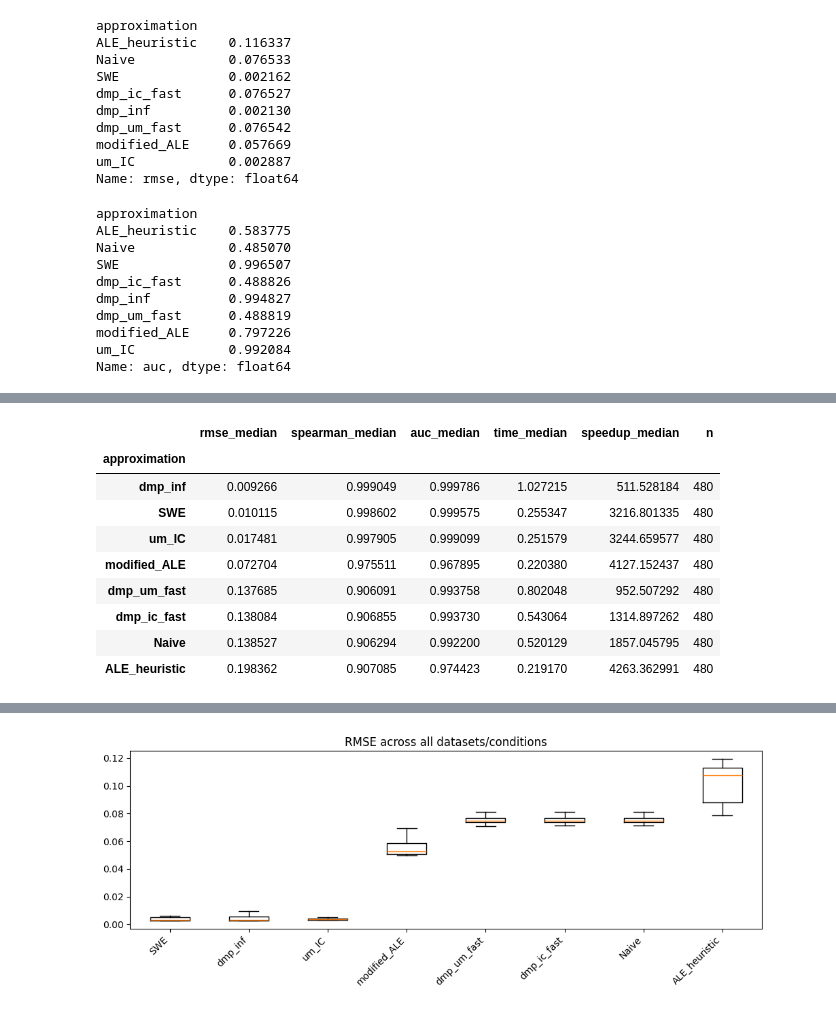
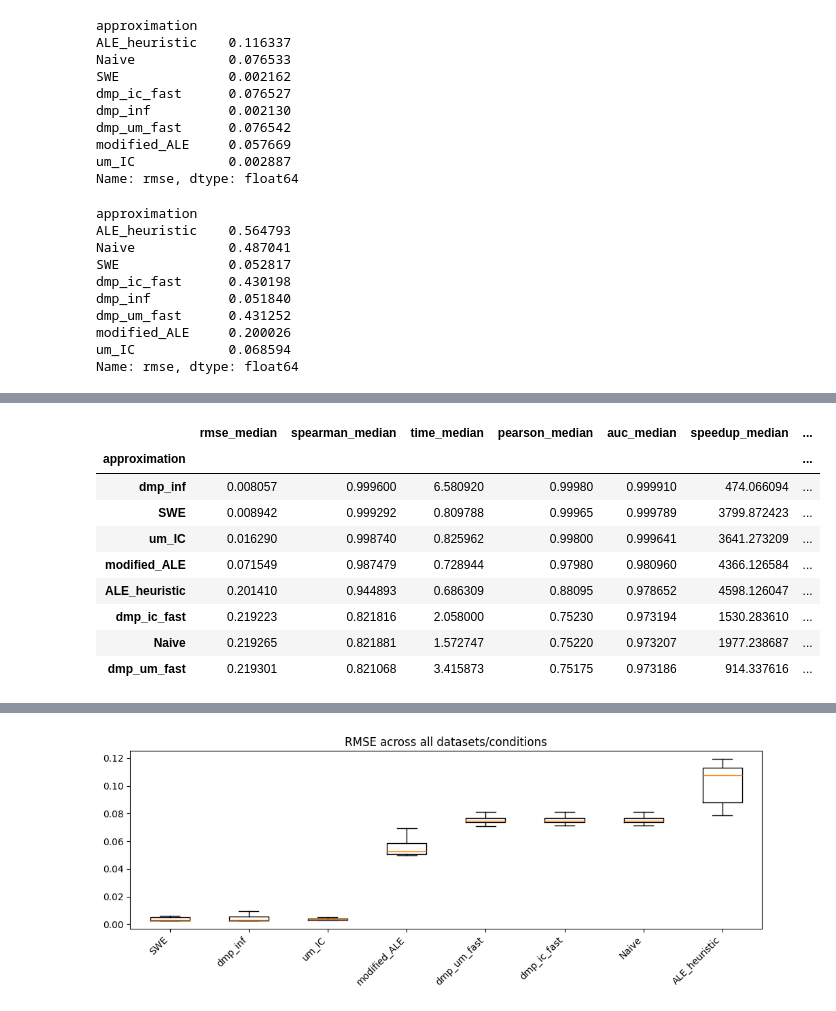
Before and after one commit to Matic054/IC_APPROX, a Jupyter notebook: data_analysis.ipynb, the cells around one changed output, grey strips where cells are left out. Cells and saved outputs as stored; diff of their text form; code cells hidden in the pictures.

```diff
--- a/data_analysis.ipynb
+++ b/data_analysis.ipynb
@@ -20,18 +22,18 @@ modified_ALE     0.057669
 um_IC            0.002887
 Name: rmse, dtype: float64
 # %%
-df.groupby(["approximation"])["auc"].min()
+DS.groupby(["approximation"])["rmse"].max()
 # %% [output]
 approximation
-ALE_heuristic    0.583775
-Naive            0.485070
-SWE              0.996507
-dmp_ic_fast      0.488826
-dmp_inf          0.994827
-dmp_um_fast      0.488819
-modified_ALE     0.797226
-um_IC            0.992084
-Name: auc, dtype: float64
+ALE_heuristic    0.564793
+Naive            0.487041
+SWE              0.052817
+dmp_ic_fast      0.430198
+dmp_inf          0.051840
+dmp_um_fast      0.431252
+modified_ALE     0.200026
+um_IC            0.068594
+Name: rmse, dtype: float64
 # %%
 DS.describe()
 # %% [output]
@@ -85,29 +83,31 @@ df["log_time_ic_approx"] = np.log10(df["time_ic_approx"])
 group_cols = ["dataset", "prob_selected", "edge_method"]
 df["rmse_z"] = df["rmse"] / (df.groupby(group_cols)["rmse"].transform("std").replace(0, np.nan))
 # %%
-metrics = ["rmse", "spearman", "auc", "time_ic_approx", "speedup"]
+metrics = ["rmse", "spearman", "pearson", "auc", "time_ic_approx", "speedup"]
 
-summary = (df.groupby(["approximation"])
+summary = (df[df["dataset"]=="Epinions"].groupby(["approximation"])
              .agg(
                  rmse_median=("rmse", "median"),
                  spearman_median=("spearman", "median"),
+                 time_median=("time_ic_approx", "median"),
+                 pearson_median=("pearson", "median"),
                  auc_median=("auc", "median"),
-                 time_median=("time_ic_approx", "median"),
                  speedup_median=("speedup", "median"),
-                 n=("rmse", "size"),
+                 time_mc_median=("time_mc", "median")
              )
              .sort_values(["rmse_median", "time_median"])
           )
 
+#print(summary)
 summary
 # %% [output]
-|  | rmse_median | spearman_median | auc_median | time_median | speedup_median | n |
-| approximation |  |  |  |  |  |  |
-| dmp_inf | 0.009266 | 0.999049 | 0.999786 | 1.027215 | 511.528184 | 480 |
-| SWE | 0.010115 | 0.998602 | 0.999575 | 0.255347 | 3216.801335 | 480 |
-| um_IC | 0.017481 | 0.997905 | 0.999099 | 0.251579 | 3244.659577 | 480 |
-| modified_ALE | 0.072704 | 0.975511 | 0.967895 | 0.220380 | 4127.152437 | 480 |
-| dmp_um_fast | 0.137685 | 0.906091 | 0.993758 | 0.802048 | 952.507292 | 480 |
-| dmp_ic_fast | 0.138084 | 0.906855 | 0.993730 | 0.543064 | 1314.897262 | 480 |
-| Naive | 0.138527 | 0.906294 | 0.992200 | 0.520129 | 1857.045795 | 480 |
-| ALE_heuristic | 0.198362 | 0.907085 | 0.974423 | 0.219170 | 4263.362991 | 480 |
+|  | rmse_median | spearman_median | time_median | pearson_median | auc_median | speedup_median | ... |
+| approximation |  |  |  |  |  |  | ... |
+| dmp_inf | 0.008057 | 0.999600 | 6.580920 | 0.99980 | 0.999910 | 474.066094 | ... |
+| SWE | 0.008942 | 0.999292 | 0.809788 | 0.99965 | 0.999789 | 3799.872423 | ... |
+| um_IC | 0.016290 | 0.998740 | 0.825962 | 0.99800 | 0.999641 | 3641.273209 | ... |
+| modified_ALE | 0.071549 | 0.987479 | 0.728944 | 0.97980 | 0.980960 | 4366.126584 | ... |
+| ALE_heuristic | 0.201410 | 0.944893 | 0.686309 | 0.88095 | 0.978652 | 4598.126047 | ... |
+| dmp_ic_fast | 0.219223 | 0.821816 | 2.058000 | 0.75230 | 0.973194 | 1530.283610 | ... |
+| Naive | 0.219265 | 0.821881 | 1.572747 | 0.75220 | 0.973207 | 1977.238687 | ... |
+| dmp_um_fast | 0.219301 | 0.821068 | 3.415873 | 0.75175 | 0.973186 | 914.337616 | ... |
```
Also changed, not shown: parts of 28 cells of this notebook, 3 other files.
